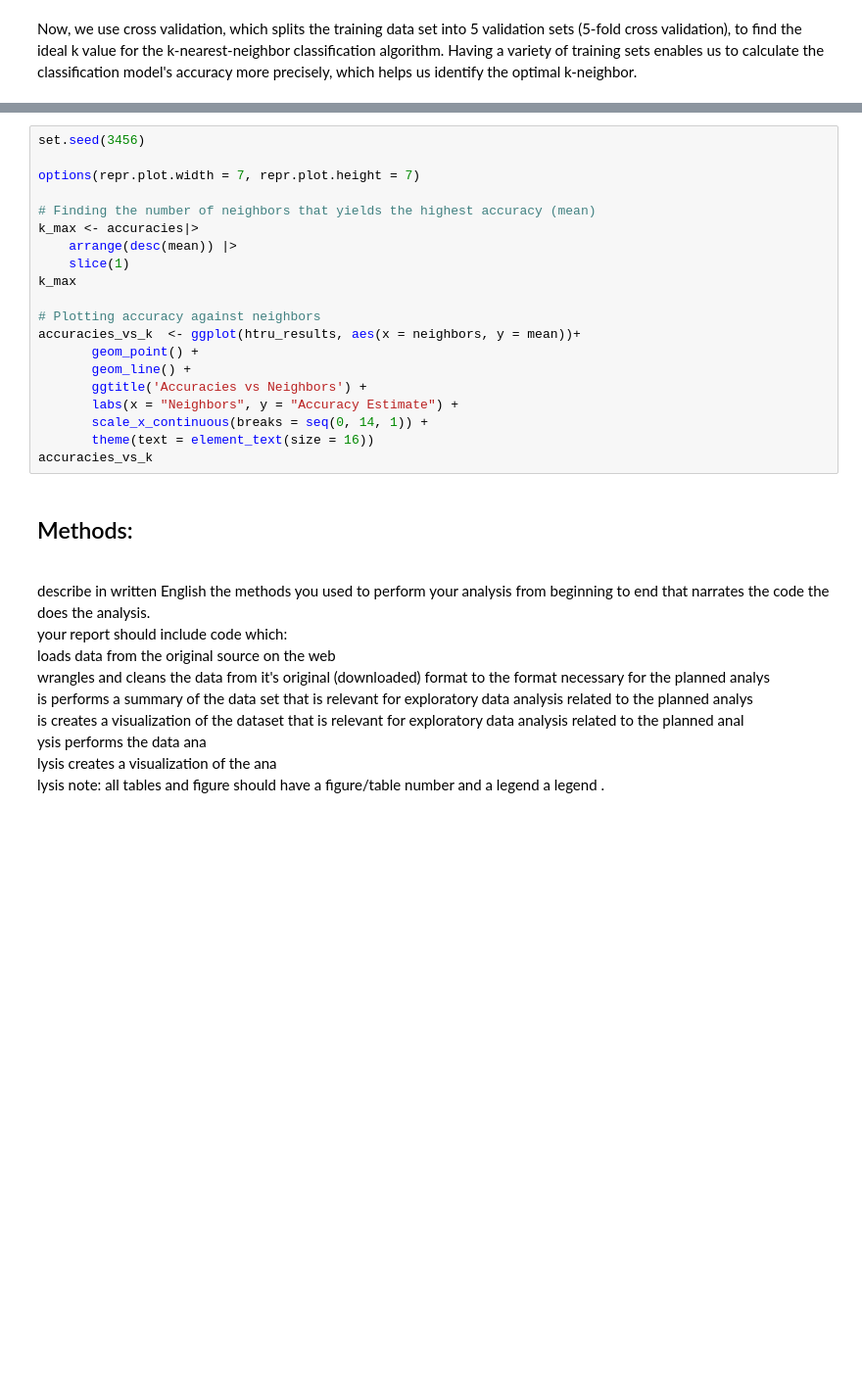
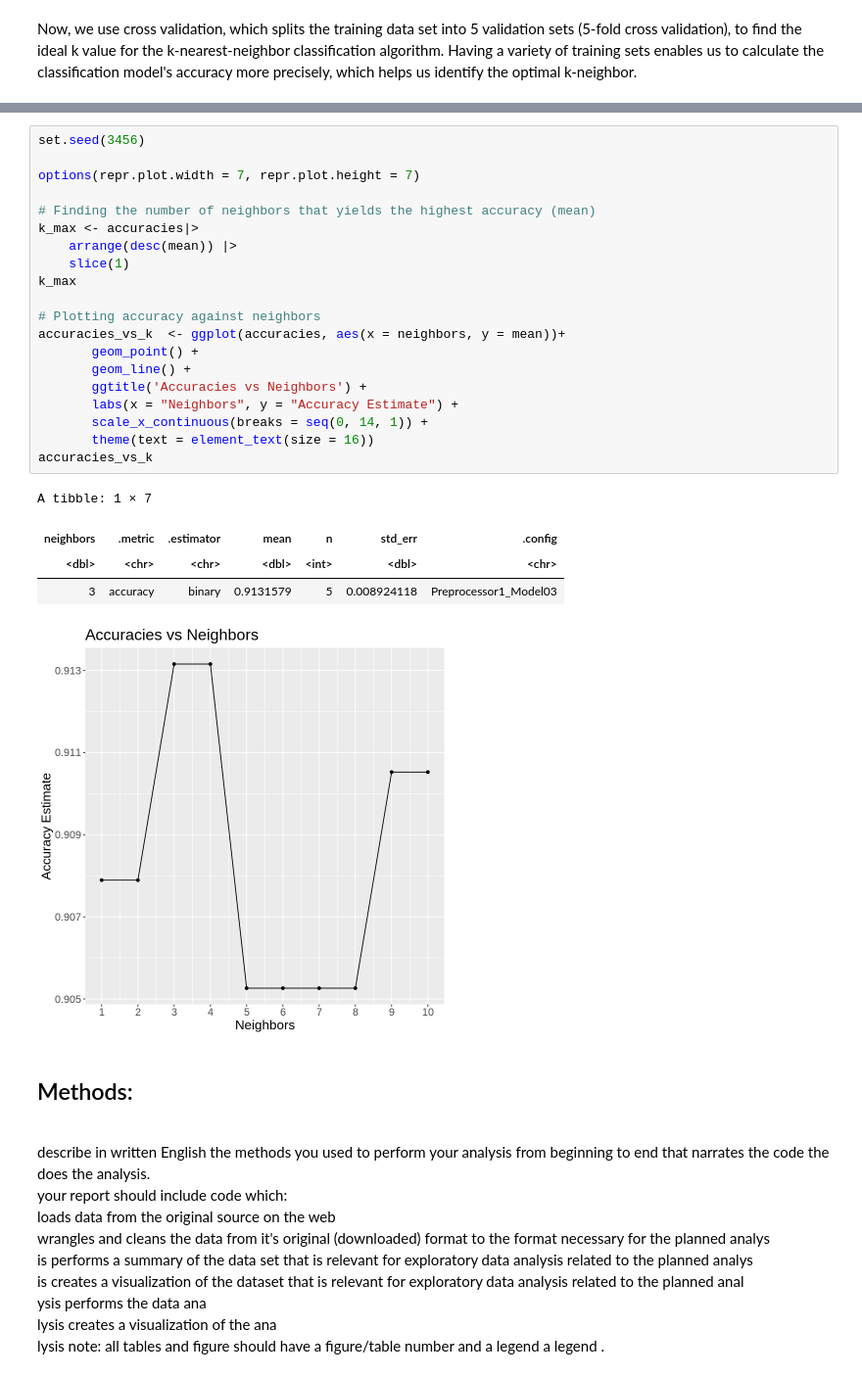
Before and after one commit to hansenlin05/DSCI-100_Project, a Jupyter notebook: Final Report.ipynb, the cells around one changed output, grey strips where cells are left out. Shown at 98% size. Drawn from its saved outputs; the diff is of its cells as text; blank space fills up the shorter version.

Commit message:
Table , descriptions and reference
Table , descriptions done by Hansen
reference done by yimo

```diff
--- a/Final Report.ipynb
+++ b/Final Report.ipynb
@@ -265,23 +272,29 @@ A tibble: 6 × 7
 # %%
 set.seed(3456)
 
 options(repr.plot.width = 7, repr.plot.height = 7)
 
 # Finding the number of neighbors that yields the highest accuracy (mean)
 k_max <- accuracies|>
     arrange(desc(mean)) |>
     slice(1)
 k_max
 
 # Plotting accuracy against neighbors
-accuracies_vs_k  <- ggplot(htru_results, aes(x = neighbors, y = mean))+
+accuracies_vs_k  <- ggplot(accuracies, aes(x = neighbors, y = mean))+
        geom_point() +
        geom_line() +
        ggtitle('Accuracies vs Neighbors') +
        labs(x = "Neighbors", y = "Accuracy Estimate") +
        scale_x_continuous(breaks = seq(0, 14, 1)) +
        theme(text = element_text(size = 16))
 accuracies_vs_k
+# %% [output]
+A tibble: 1 × 7
+| neighbors | .metric | .estimator | mean | n | std_err | .config |
+| <dbl> | <chr> | <chr> | <dbl> | <int> | <dbl> | <chr> |
+| 3 | accuracy | binary | 0.9131579 | 5 | 0.008924118 | Preprocessor1_Model03 |
+[figure, added]
 # %% [markdown]
 ## Methods:
 <br>describe in written English the methods you used to perform your analysis from beginning to end that narrates the code the does the analysis.
```
Also changed, not shown: parts of 15 cells of this notebook.
